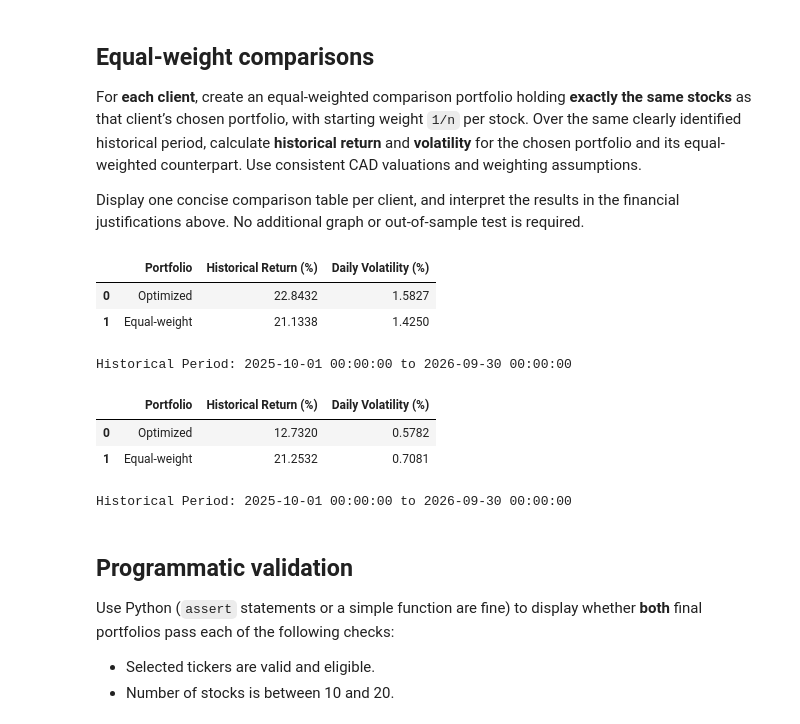
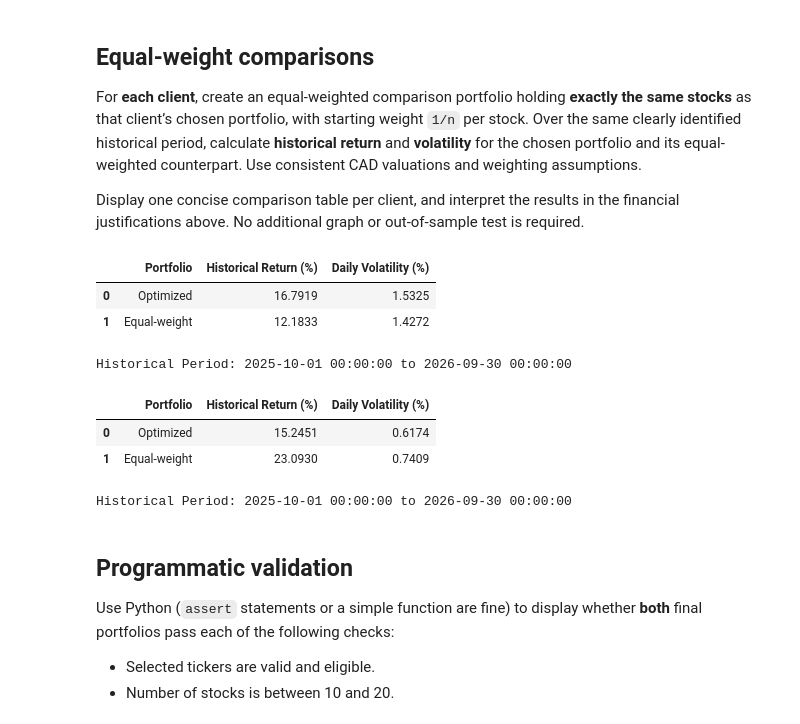
Before and after one commit to john-mandalas-uwaterloo/portfolio-model, a Jupyter notebook: Team_05_Assignment_2026.ipynb, the cells around one changed output. Drawn from its saved outputs; the diff is of its cells as text; code cells hidden in the pictures.

```diff
--- a/Team_05_Assignment_2026.ipynb
+++ b/Team_05_Assignment_2026.ipynb
@@ -64,8 +64,13 @@ csv_file_attach = "Tickers_Example.csv"
 """CHANGE THE CSV FILE NAME BEFORE SUBMIT TO Tickers.csv"""
 min_avg_d_vol = 5000
 
-start_date = "2025-10-01"
+# Long term period used to get historical information
+start_date = "2023-10-01"
 end_date = "2026-10-01"
+
+# Training and testing periods
+training_end_date = "2025-09-30" # Training period is from 2023-10-01 to 2025-09-30
+testing_start_date = "2025-10-01" # Testing period is from 2025-10-01 to 2026-09-30
 
 purchase_date = "2026-11-25"
 purchase_end_date = "2026-11-26" # Downloading close price.
@@ -606,7 +649,10 @@ for column in cad_prices.columns:
    if column.endswith("_Close") and not column.endswith("_Adj_Close"):
        close_columns.append(column)
 
-closing_prices_b = cad_prices[close_columns].copy()
+# testing and training it using the first 2 year data...
+training_prices_b = cad_prices.loc[:training_end_date]
+testing_prices_b = cad_prices.loc[testing_start_date:]
+closing_prices_b = training_prices_b[close_columns].copy()
 
 # Remove stocks with incomplete historical price data(Due to different holidays, market close etc.
 closing_prices_b = closing_prices_b.dropna(axis=1)
@@ -1133,7 +1181,7 @@ a_close_columns = []
 for ticker in a_tickers:
    a_close_columns.append(ticker + "_Close")
 
-comparison_prices_a = cad_prices[a_close_columns].dropna()
+comparison_prices_a = testing_prices_a[a_close_columns].dropna()
 
 # Calculate historical portfolio values using fixed shares
 # Returns: a Series containing daily portfolio values
@@ -1152,35 +1200,35 @@ def calculate_historical_values(prices, weights):
 
 # CALL and Calculate!!!
 
 # Historical values for both portfolios
 optimized_values_a = calculate_historical_values(comparison_prices_a, final_weights_a)
 equal_values_a = calculate_historical_values(comparison_prices_a, equal_weights_a)
 
 # Daily portfolio returns
 optimized_returns_a = calculate_daily_returns(optimized_values_a)
 equal_returns_a = calculate_daily_returns(equal_values_a)
 
 # Daily portfolio volatility
 optimized_risk_a = calculate_volatility(optimized_returns_a)
 equal_risk_a = calculate_volatility(equal_returns_a)
 
 # Historical return.
 optimized_return_a = (optimized_values_a.iloc[-1] / optimized_values_a.iloc[0] - 1)
 equal_return_a = (equal_values_a.iloc[-1] / equal_values_a.iloc[0] - 1)
 
 # Comparison table
 comparison_a = pd.DataFrame({
    "Portfolio": ["Optimized", "Equal-weight"],
    "Historical Return (%)": [optimized_return_a * 100,equal_return_a * 100],
    "Daily Volatility (%)": [optimized_risk_a * 100,equal_risk_a * 100]
 })
 
 display(comparison_a.round(4))
 print("Historical Period:",comparison_prices_a.index[0],"to",comparison_prices_a.index[-1])
 # %% [output]
 |  | Portfolio | Historical Return (%) | Daily Volatility (%) |
-| 0 | Optimized | 22.8432 | 1.5827 |
-| 1 | Equal-weight | 21.1338 | 1.4250 |
+| 0 | Optimized | 16.7919 | 1.5325 |
+| 1 | Equal-weight | 12.1833 | 1.4272 |
 Historical Period: 2025-10-01 00:00:00 to 2026-09-30 00:00:00
 # %%
 # Equal-weight Comparison for Client B (One year period)
@@ -1189,7 +1237,7 @@ Historical Period: 2025-10-01 00:00:00 to 2026-09-30 00:00:00
 # Create an equal-weight portfolio
 equal_weights_b = [1 / len(final_stocks_b)] * len(final_stocks_b)
 # Using the same historical CAD prices for both portfolios
-comparison_prices_b = closing_prices_b[final_stocks_b].dropna()
+comparison_prices_b = testing_prices_b[final_stocks_b].dropna()
 
 # Calculate historical portfolio values using fixed shares
 # Returns: a Series containing daily portfolio values
@@ -1235,8 +1283,8 @@ display(comparison_b.round(4))
 print("Historical Period:",comparison_prices_b.index[0],"to",comparison_prices_b.index[-1])
 # %% [output]
 |  | Portfolio | Historical Return (%) | Daily Volatility (%) |
-| 0 | Optimized | 12.7320 | 0.5782 |
-| 1 | Equal-weight | 21.2532 | 0.7081 |
+| 0 | Optimized | 15.2451 | 0.6174 |
+| 1 | Equal-weight | 23.0930 | 0.7409 |
 Historical Period: 2025-10-01 00:00:00 to 2026-09-30 00:00:00
 # %% [markdown]
 ## Programmatic validation
```
Also changed, not shown: parts of 11 cells of this notebook, 2 other files.
